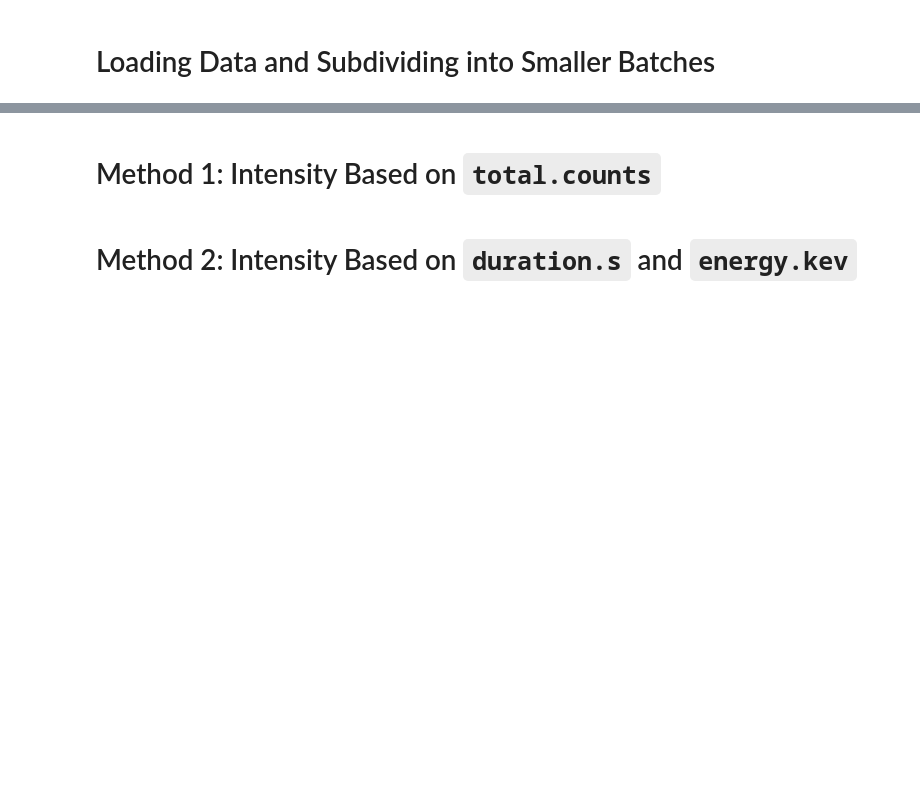
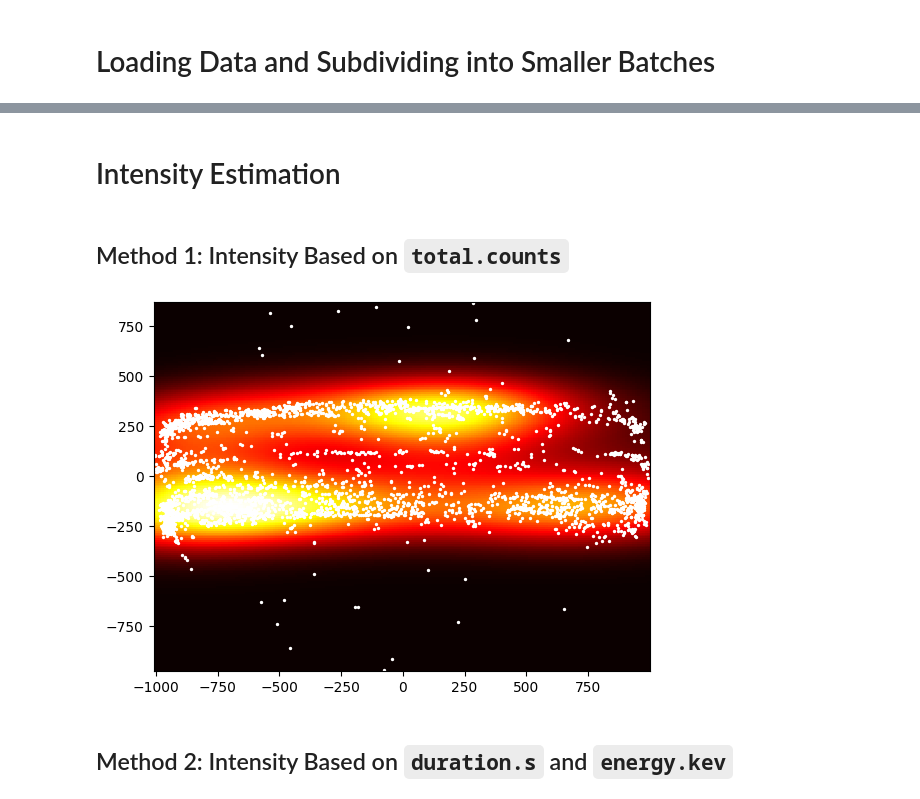
Before and after one commit to bsanchezhtx/helios-group-project, a Jupyter notebook: task1.ipynb, the cells around one changed output, grey strips where cells are left out. Drawn from its saved outputs; the diff is of its cells as text; code cells hidden in the pictures; blank space fills up the shorter version.

Commit message:
Implement method 1 for task 1

```diff
--- a/task1.ipynb
+++ b/task1.ipynb
@@ -31,5 +65,37 @@ for i in range(4, 25, 2):
     dfs.append(pd.concat([df_m.get_group(i - 3), df_m.get_group(i - 2), df_m.get_group(i - 1), df_m.get_group(i)]))
+# %% [markdown]
+# Intensity Estimation
 # %% [markdown]
-# Method 1: Intensity Based on `total.counts`
+## Method 1: Intensity Based on `total.counts`
+# %%
+# taking the (x, y) coordinates, and weights of each solar flare in months 1 to 4 in a new data structure
+flares = dfs[0]
+# flatten() will turn the column into a 1D array like [1, 2, 3, 4, ..]
+x = flares['x.pos.asec'].values.flatten()
+y = flares['y.pos.asec'].values.flatten()
+counts = flares['total.counts'].values.flatten()
+
+# taking a grid of sample locations
+xx, yy = np.mgrid[x.min():x.max():200j,
+                  y.min():y.max():200j]
+
+# sample and training data
+sample = np.vstack([xx.ravel(), yy.ravel()])
+train = np.vstack([x, y])
+
+# gaussian kernel, bandwidth of 0.5, using the counts as weights
+kde_sci = stats.gaussian_kde(train, bw_method=0.5, weights=counts.T)
+
+# taking the density estimates of the sample data and shaping it into a grid
+zz = np.reshape(kde_sci(sample), xx.shape)
+
+# creating a color mesh using the grids for the x and y coordinates, as well as the density estimations
+plt.pcolormesh(xx, yy, zz, cmap='hot')
+# plotting the locations for each solar flare on the mesh
+plt.scatter(x, y, s=2, facecolor='white')
+# saving the figure in the outputs folder
+plt.savefig('./output/intensity_frequency.png')
+# %% [output]
+[figure, added]
 # %% [markdown]
-# Method 2: Intensity Based on `duration.s` and `energy.kev`
+## Method 2: Intensity Based on `duration.s` and `energy.kev`
```
Also changed, not shown: parts of 4 cells of this notebook, 2 other files.
